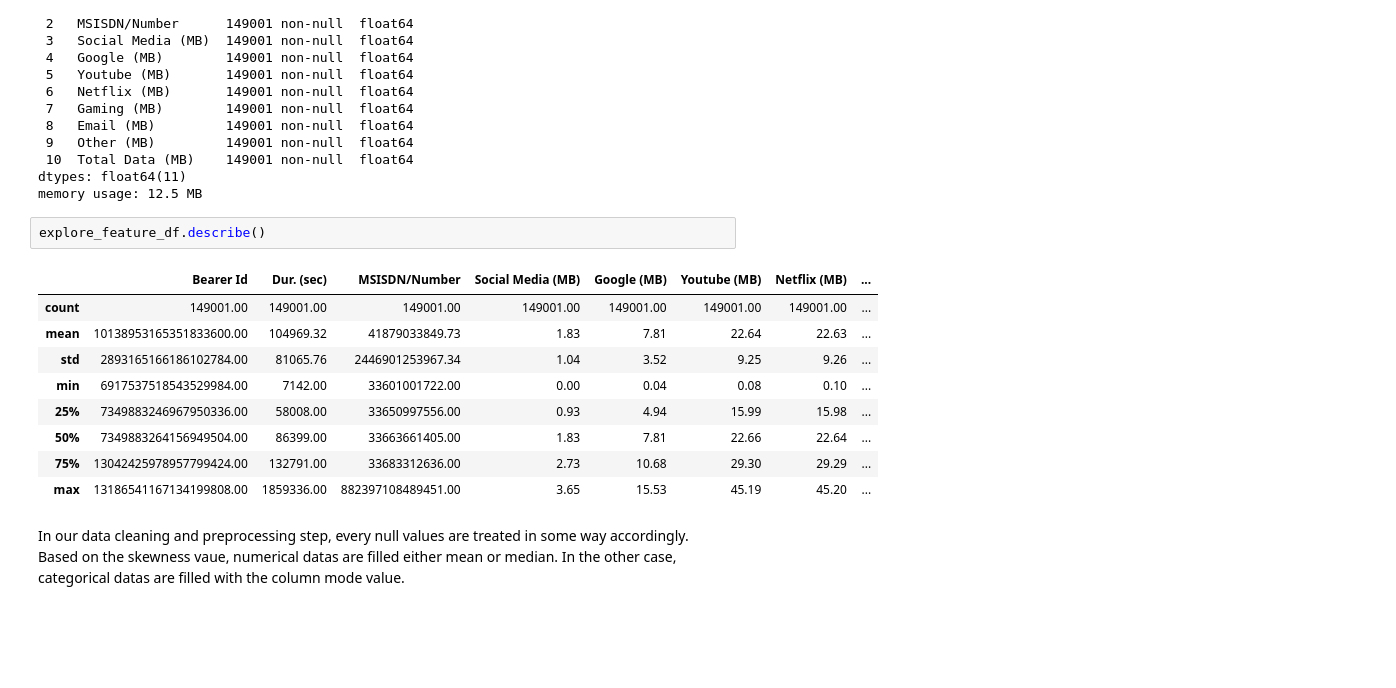
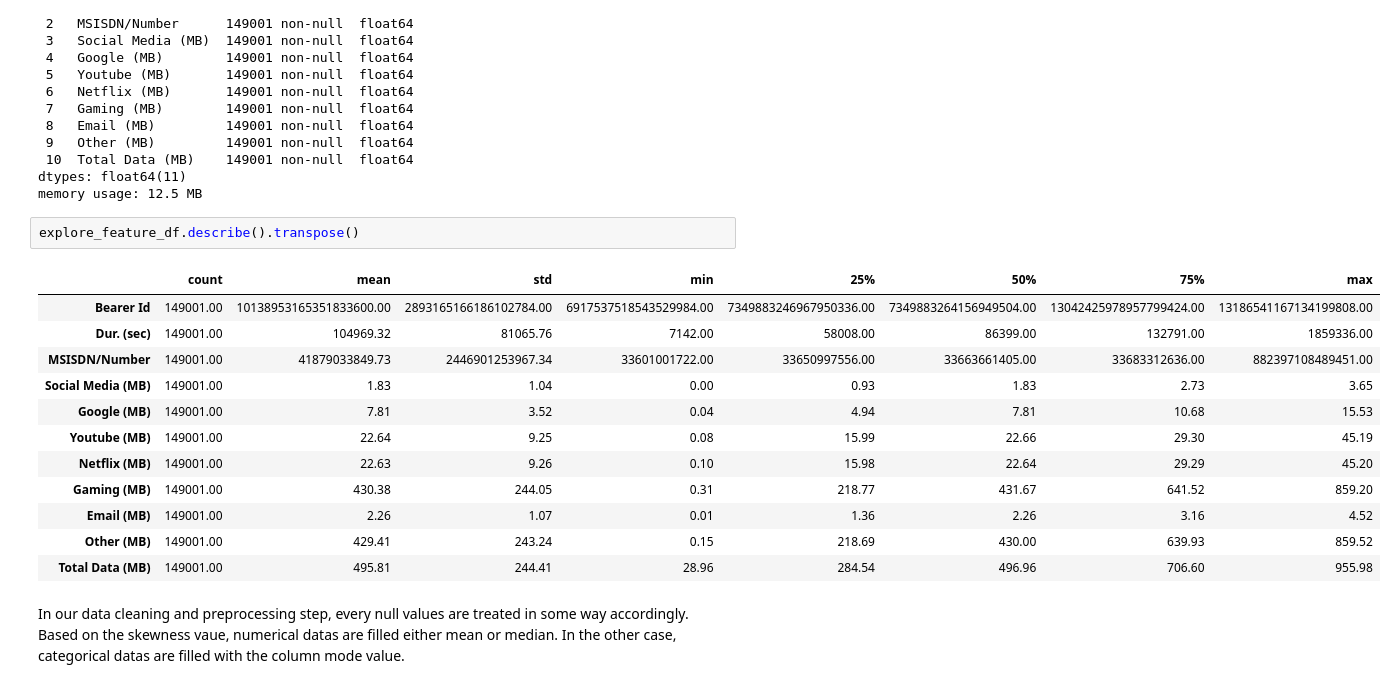
Before and after one commit to bkget/Telecom-Data-Analysis, a Jupyter notebook: notebooks/2_user_overview_analysis.ipynb, the cells around one changed output. Cells and saved outputs as stored; diff of their text form; blank space fills up the shorter version.

```diff
--- a/notebooks/2_user_overview_analysis.ipynb
+++ b/notebooks/2_user_overview_analysis.ipynb
@@ -222,17 +224,20 @@ Data columns (total 11 columns):
 dtypes: float64(11)
 memory usage: 12.5 MB
 # %%
-explore_feature_df.describe()
+explore_feature_df.describe().transpose()
 # %% [output]
-|  | Bearer Id | Dur. (sec) | MSISDN/Number | Social Media (MB) | Google (MB) | Youtube (MB) | Netflix (MB) | ... |
-| count | 149001.00 | 149001.00 | 149001.00 | 149001.00 | 149001.00 | 149001.00 | 149001.00 | ... |
-| mean | 10138953165351833600.00 | 104969.32 | 41879033849.73 | 1.83 | 7.81 | 22.64 | 22.63 | ... |
-| std | 2893165166186102784.00 | 81065.76 | 2446901253967.34 | 1.04 | 3.52 | 9.25 | 9.26 | ... |
-| min | 6917537518543529984.00 | 7142.00 | 33601001722.00 | 0.00 | 0.04 | 0.08 | 0.10 | ... |
-| 25% | 7349883246967950336.00 | 58008.00 | 33650997556.00 | 0.93 | 4.94 | 15.99 | 15.98 | ... |
-| 50% | 7349883264156949504.00 | 86399.00 | 33663661405.00 | 1.83 | 7.81 | 22.66 | 22.64 | ... |
-| 75% | 13042425978957799424.00 | 132791.00 | 33683312636.00 | 2.73 | 10.68 | 29.30 | 29.29 | ... |
-| max | 13186541167134199808.00 | 1859336.00 | 882397108489451.00 | 3.65 | 15.53 | 45.19 | 45.20 | ... |
+|  | count | mean | std | min | 25% | 50% | 75% | max |
+| Bearer Id | 149001.00 | 10138953165351833600.00 | 2893165166186102784.00 | 6917537518543529984.00 | 7349883246967950336.00 | 7349883264156949504.00 | 13042425978957799424.00 | 13186541167134199808.00 |
+| Dur. (sec) | 149001.00 | 104969.32 | 81065.76 | 7142.00 | 58008.00 | 86399.00 | 132791.00 | 1859336.00 |
+| MSISDN/Number | 149001.00 | 41879033849.73 | 2446901253967.34 | 33601001722.00 | 33650997556.00 | 33663661405.00 | 33683312636.00 | 882397108489451.00 |
+| Social Media (MB) | 149001.00 | 1.83 | 1.04 | 0.00 | 0.93 | 1.83 | 2.73 | 3.65 |
+| Google (MB) | 149001.00 | 7.81 | 3.52 | 0.04 | 4.94 | 7.81 | 10.68 | 15.53 |
+| Youtube (MB) | 149001.00 | 22.64 | 9.25 | 0.08 | 15.99 | 22.66 | 29.30 | 45.19 |
+| Netflix (MB) | 149001.00 | 22.63 | 9.26 | 0.10 | 15.98 | 22.64 | 29.29 | 45.20 |
+| Gaming (MB) | 149001.00 | 430.38 | 244.05 | 0.31 | 218.77 | 431.67 | 641.52 | 859.20 |
+| Email (MB) | 149001.00 | 2.26 | 1.07 | 0.01 | 1.36 | 2.26 | 3.16 | 4.52 |
+| Other (MB) | 149001.00 | 429.41 | 243.24 | 0.15 | 218.69 | 430.00 | 639.93 | 859.52 |
+| Total Data (MB) | 149001.00 | 495.81 | 244.41 | 28.96 | 284.54 | 496.96 | 706.60 | 955.98 |
 # %% [markdown]
 In our data cleaning and preprocessing step, every null values are treated in some way accordingly. Based on the skewness vaue, numerical datas are filled either mean or median. In the other case, categorical datas are filled with the column mode value.
 # %%
```
Also changed, not shown: parts of 13 cells of this notebook.
